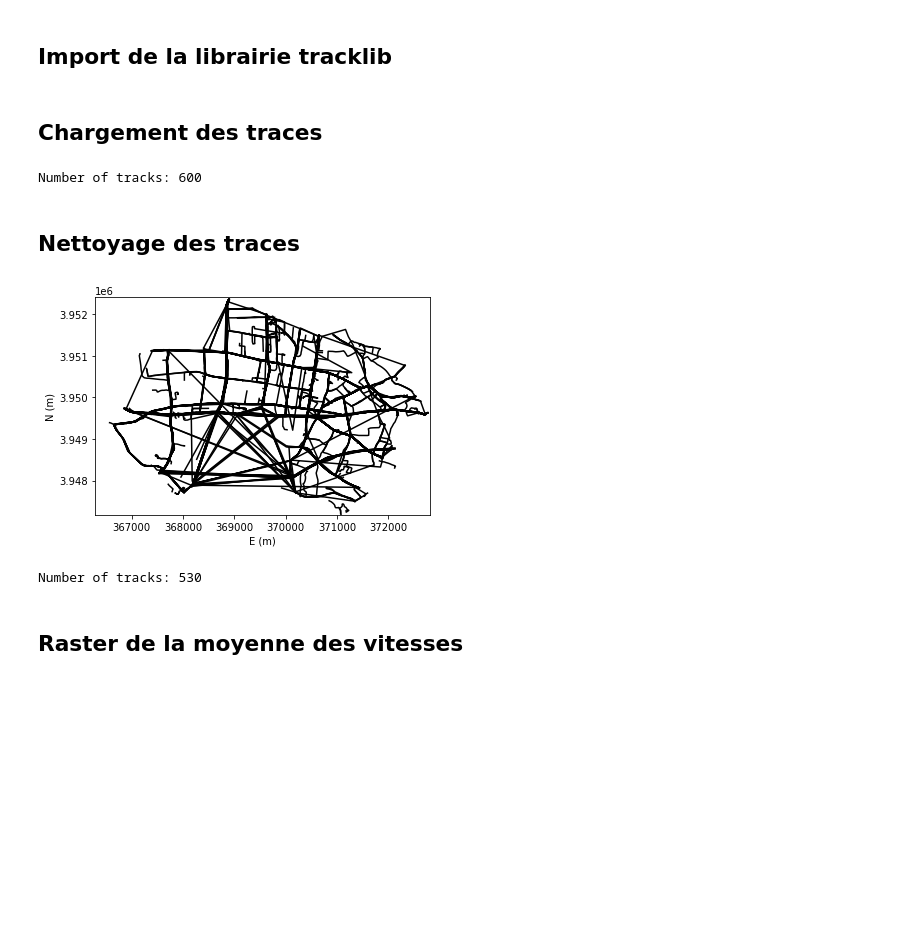
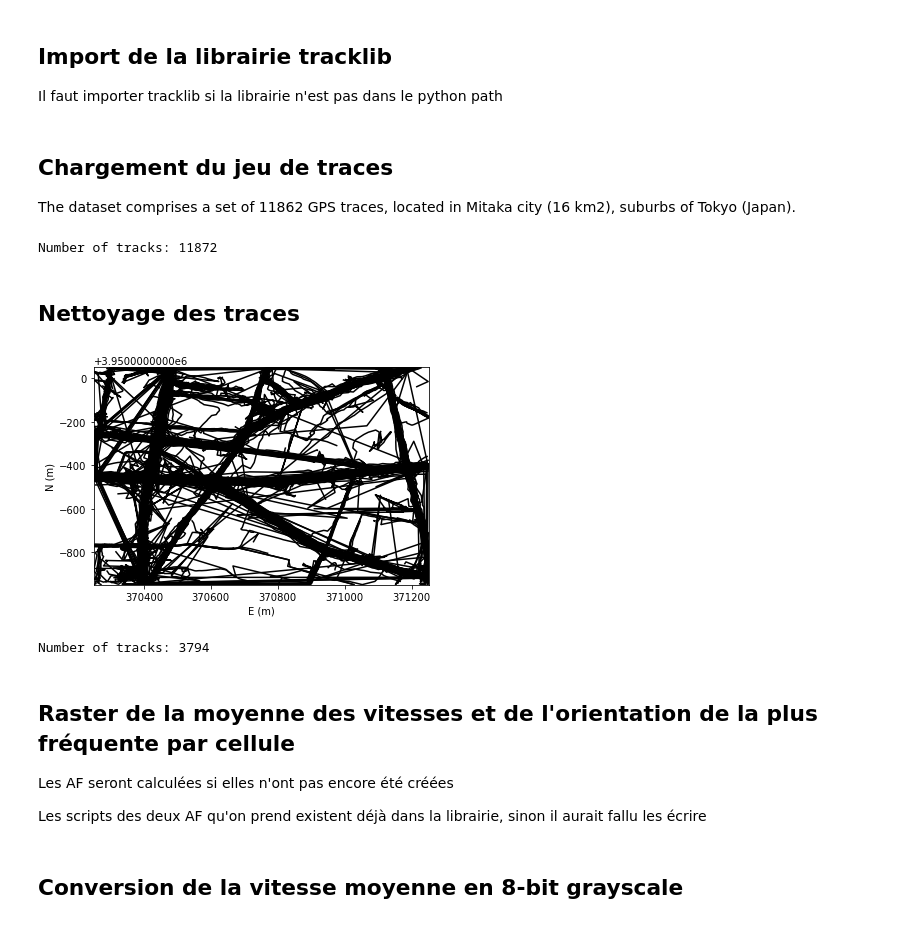
Before and after one commit to umrlastig/tracklib, a Jupyter notebook: doc/source/notebook/Summarize.ipynb, the cells around one changed output. Drawn from its saved outputs; the diff is of its cells as text; code cells hidden in the pictures; blank space fills up the shorter version.

Commit message:
raster + orientation

```diff
--- a/doc/source/notebook/Summarize.ipynb
+++ b/doc/source/notebook/Summarize.ipynb
@@ -19,6 +21,8 @@
 <b>Reference:</b><br/>(1) - Y. Méneroux and al. Convolutional Neural Network for Traffic Signal Inference based on GPS Traces. Proceedings of Spatial big data and machine learning in GIScience Workshop'18, August 28-31, 2018, Melbourne, Australia. GIScience.</div>
 # %% [markdown]
 ## Import de la librairie tracklib
+
+Il faut importer tracklib si la librairie n'est pas dans le python path
 # %%
 # -*- coding: utf-8 -*-
 import matplotlib.pyplot as plt
@@ -31,58 +35,63 @@ module_path = os.path.abspath(os.path.join('../../..'))
 if module_path not in sys.path:
     sys.path.append(module_path)
 # %% [markdown]
-## Chargement des traces
+## Chargement du jeu de traces
+
+The dataset comprises a set of 11862 GPS traces, located in Mitaka city (16 km2), suburbs of Tokyo (Japan).
 # %%
-import os
-import time
-
 from tracklib.io.TrackReader import TrackReader as reader
 from tracklib.core.GPSTime import GPSTime
 
-PATH = '/home/marie-dominique/PROJET/FINI/MITAKA/DATA/mitaka/extrait/'
+PATH = '/home/marie-dominique/PROJET/FINI/MITAKA/DATA/mitaka/complet'
 GPSTime.setReadFormat("4Y-2M-2D 2h:2m:2s")
 collection = reader.readFromFiles(pathdir=PATH, id_E=2, id_N=3, id_T=1)
 print ('Number of tracks: ' + str(collection.size()))
 # %% [output]
-Number of tracks: 600
+Number of tracks: 11872
 # %% [markdown]
 ## Nettoyage des traces
 # %%
+import matplotlib.pyplot as plt
+
+from tracklib.core.TrackCollection import TrackCollection
 from tracklib.core.Track import Track
-from tracklib.core.TrackCollection import TrackCollection
 
-Xmin=366288.496639618
-Xmax=372803.04499373
-Ymin=3947174.20595923
-Ymax=3952409.99610818
+Xmin=370250
+Xmax=371250
+Ymin=3949050
+Ymax=3950050
 
 selections = TrackCollection()
 for i in range(collection.size()):
     trace = collection.getTrack(i)
 
     t = Track()
     for j in range(trace.size()):
         o = trace.getObs(j)
         x = o.position.getX()
         y = o.position.getY()
         if x <= Xmax and x >= Xmin and y <= Ymax and y >= Ymin:
             t.addObs(o)
 
     if t.size() > 10:
         selections.addTrack(t)
         t.plot()
 
 plt.xlim((Xmin, Xmax))
 plt.ylim((Ymin, Ymax))
 plt.show()
 
 print ('Number of tracks: ' + str(selections.size()))
 collection = selections
 # %% [output]
-[figure, old version]
+[figure, new version]
-Number of tracks: 530
+Number of tracks: 3794
 # %% [markdown]
-## Raster de la moyenne des vitesses
+## Raster de la moyenne des vitesses et de l'orientation de la plus fréquente par cellule
+
+Les AF seront calculées si elles n'ont pas encore été créées
+
+Les scripts des deux AF qu'on prend existent déjà dans la librairie, sinon il aurait fallu les écrire
 # %%
 from tracklib.algo import (Analytics, Summarising)
 
@@ -98,0 +107,2 @@ raster.plot(Analytics.speed, Summarising.co_avg, no_data_values = 0)
+# %% [markdown]
+## Conversion de la vitesse moyenne en 8-bit grayscale
```
Also changed, not shown: parts of 5 cells of this notebook, 4 other files.
